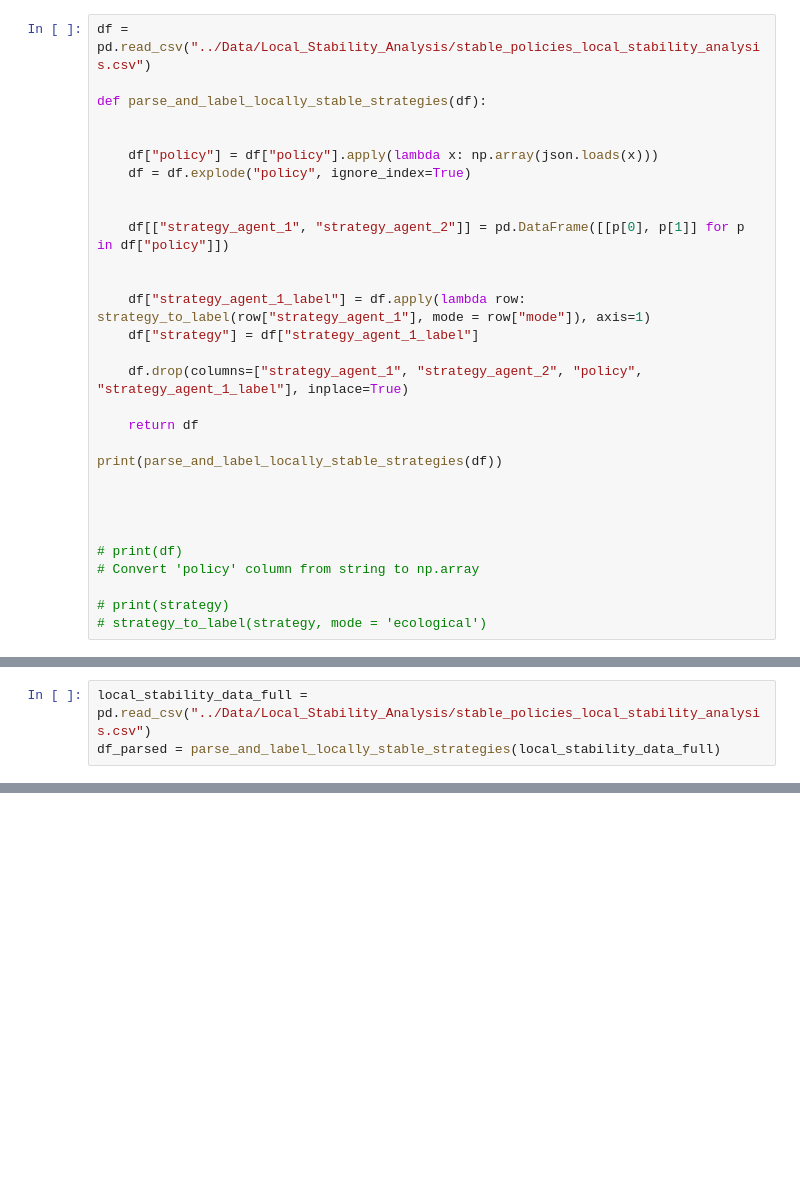
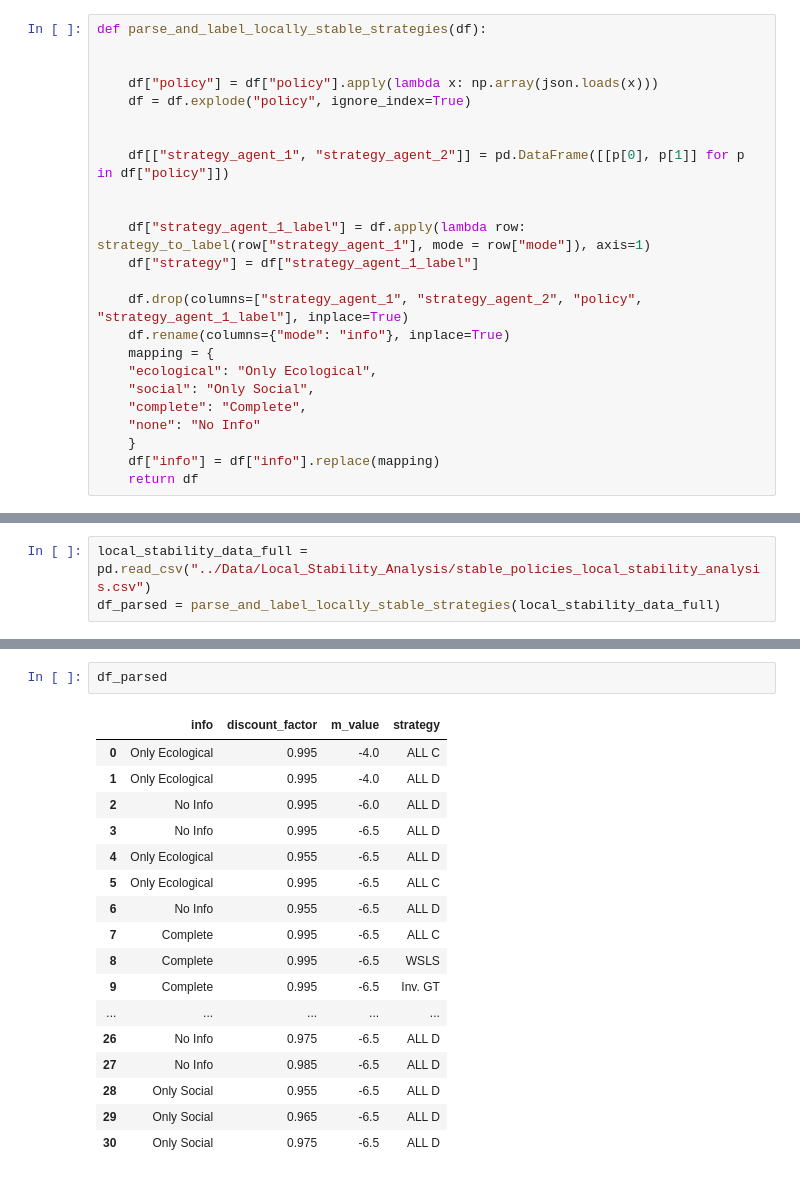
Before and after one commit to Akilan-R/Social_Ecological_Info_Cooperation, a Jupyter notebook: Code/My_Simulations/plotting_local_stability_analysis.ipynb, the cells around one changed output, grey strips where cells are left out. Drawn from its saved outputs; the diff is of its cells as text; blank space fills up the shorter version.

```diff
--- a/Code/My_Simulations/plotting_local_stability_analysis.ipynb
+++ b/Code/My_Simulations/plotting_local_stability_analysis.ipynb
@@ -27,6 +16,4 @@ TypeError: strategy_to_label() missing 1 required positional argument: 'mode'
 # %%
-df = pd.read_csv("../Data/Local_Stability_Analysis/stable_policies_local_stability_analysis.csv")
-
 def parse_and_label_locally_stable_strategies(df):
 
 
@@ -41,16 +28,12 @@ def parse_and_label_locally_stable_strategies(df):
     df["strategy"] = df["strategy_agent_1_label"]
 
     df.drop(columns=["strategy_agent_1", "strategy_agent_2", "policy", "strategy_agent_1_label"], inplace=True)
-
+    df.rename(columns={"mode": "info"}, inplace=True)
+    mapping = {
+    "ecological": "Only Ecological",
+    "social": "Only Social",
+    "complete": "Complete",
+    "none": "No Info"
+    }
+    df["info"] = df["info"].replace(mapping)
     return df
-
-print(parse_and_label_locally_stable_strategies(df))
-
-
-
-
-# print(df)
-# Convert 'policy' column from string to np.array
-
-# print(strategy)
-# strategy_to_label(strategy, mode = 'ecological')
@@ -459,0 +179,20 @@ plt.show()
+# %%
+df_parsed
+# %% [output]
+|  | info | discount_factor | m_value | strategy |
+| 0 | Only Ecological | 0.995 | -4.0 | ALL C |
+| 1 | Only Ecological | 0.995 | -4.0 | ALL D |
+| 2 | No Info | 0.995 | -6.0 | ALL D |
+| 3 | No Info | 0.995 | -6.5 | ALL D |
+| 4 | Only Ecological | 0.955 | -6.5 | ALL D |
+| 5 | Only Ecological | 0.995 | -6.5 | ALL C |
+| 6 | No Info | 0.955 | -6.5 | ALL D |
+| 7 | Complete | 0.995 | -6.5 | ALL C |
+| 8 | Complete | 0.995 | -6.5 | WSLS |
+| 9 | Complete | 0.995 | -6.5 | Inv. GT |
+| ... | ... | ... | ... | ... |
+| 26 | No Info | 0.975 | -6.5 | ALL D |
+| 27 | No Info | 0.985 | -6.5 | ALL D |
+| 28 | Only Social | 0.955 | -6.5 | ALL D |
+| 29 | Only Social | 0.965 | -6.5 | ALL D |
+| 30 | Only Social | 0.975 | -6.5 | ALL D |
```
Also changed, not shown: parts of 12 cells of this notebook, 6 other files.
